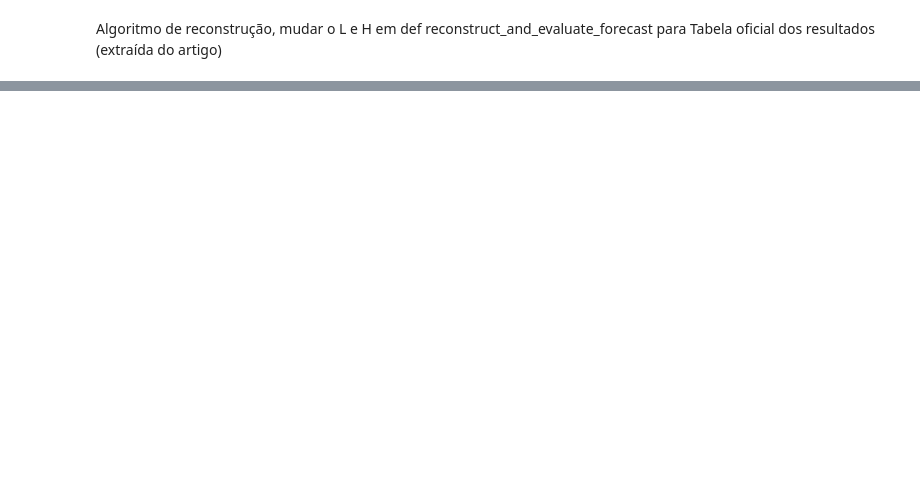
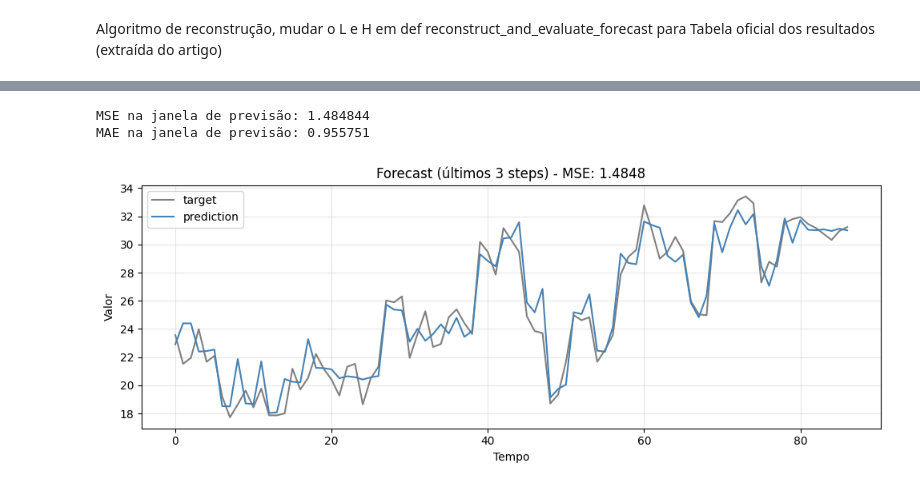
Before and after one commit to Lucas-Monteiro-Henriques/Implement_VISIONTS, a Jupyter notebook: MAE.ipynb, the cells around one changed output, grey strips where cells are left out. Cells and saved outputs as stored; diff of their text form; code cells hidden in the pictures; blank space fills up the shorter version.

```diff
--- a/MAE.ipynb
+++ b/MAE.ipynb
@@ -339,11 +407,7 @@ def reconstruct_and_evaluate_forecast(y_reconstructed, original_Inorm):
     recon_flat = recon_resized_back.flatten()
     orig_flat = original_Inorm.flatten()
 
-    # Etapa 4: desnormalizar
-    mean_orig = np.mean(orig_flat / r)
-    std_orig = np.std(orig_flat / r)
-    recon_deno = recon_flat / r
-    recon_deno = recon_deno * std_orig + mean_orig
+    recon_deno = recon_flat
 
     # Etapa 5: extrair a janela de previsão
     P, total_steps = original_Inorm.shape
@@ -353,8 +417,7 @@ def reconstruct_and_evaluate_forecast(y_reconstructed, original_Inorm):
     forecast_start = total_steps - pred_steps
 
     recon_forecast = recon_deno.reshape(P, total_steps)[:, forecast_start:]
-    target_forecast = (original_Inorm / r).reshape(P, total_steps)[:, forecast_start:]
-    target_forecast = target_forecast * std_orig + mean_orig
+    target_forecast = (original_Inorm ).reshape(P, total_steps)[:, forecast_start:]
 
     mse = mean_squared_error(target_forecast.flatten(), recon_forecast.flatten())
     mae = mean_absolute_error(target_forecast.flatten(), recon_forecast.flatten())
@@ -384,0 +453,3 @@ plt.show()
+# %%
+reconstrucao = imagem_correta.numpy() * desvio_padrao/r + mean
+print(reconstrucao)
@@ -384,0 +474,24 @@ plt.show()
+# %%
+
+recon_forecast, target_forecast, mse = reconstruct_and_evaluate_forecast(
+    y_reconstructed=reconstrucao,
+    original_Inorm=matriz_2d
+)
+# %% [output]
+MSE na janela de previsão: 1.484844
+MAE na janela de previsão: 0.955751
+# %%
+import matplotlib.pyplot as plt
+
+plt.figure(figsize=(10, 4))
+plt.plot(target_forecast.flatten(), label='target', color='gray')
+plt.plot(recon_forecast.flatten(), label='prediction', color='steelblue')
+plt.title(f"Forecast (últimos {target_forecast.shape[1]} steps) - MSE: {mse:.4f}")
+plt.xlabel("Tempo")
+plt.ylabel("Valor")
+plt.legend()
+plt.grid(alpha=0.3)
+plt.tight_layout()
+plt.show()
+# %% [output]
+[figure, added]
```
Also changed, not shown: parts of 16 cells of this notebook.
